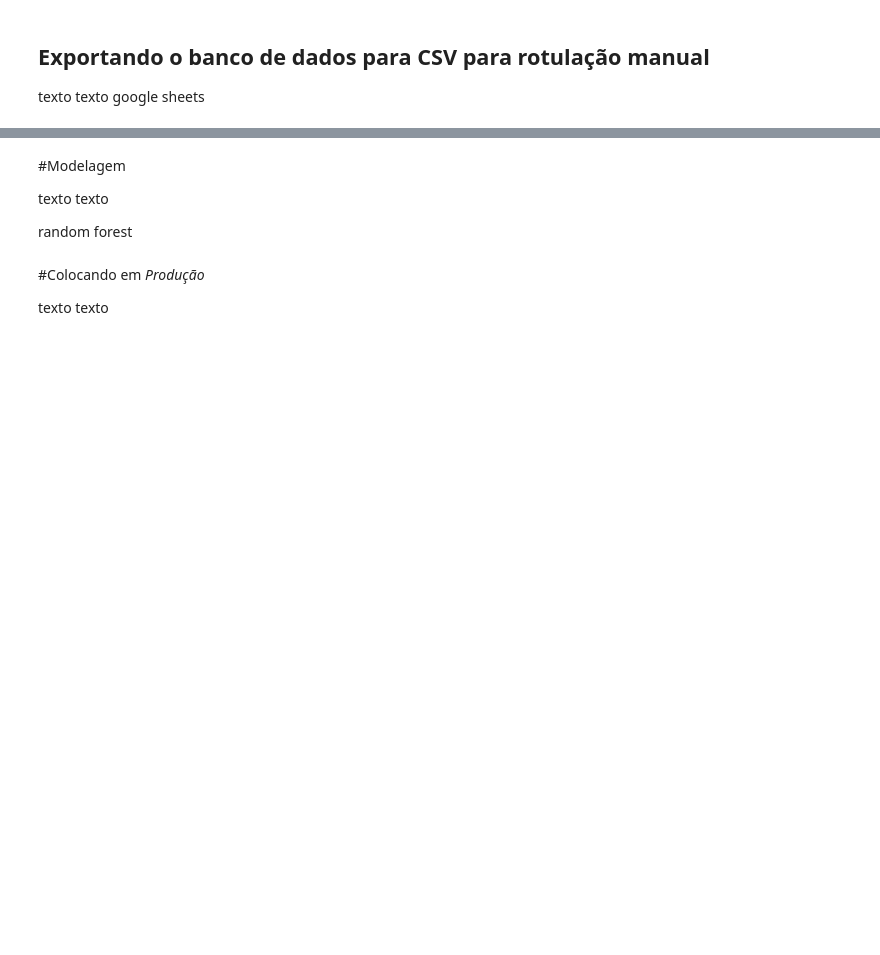
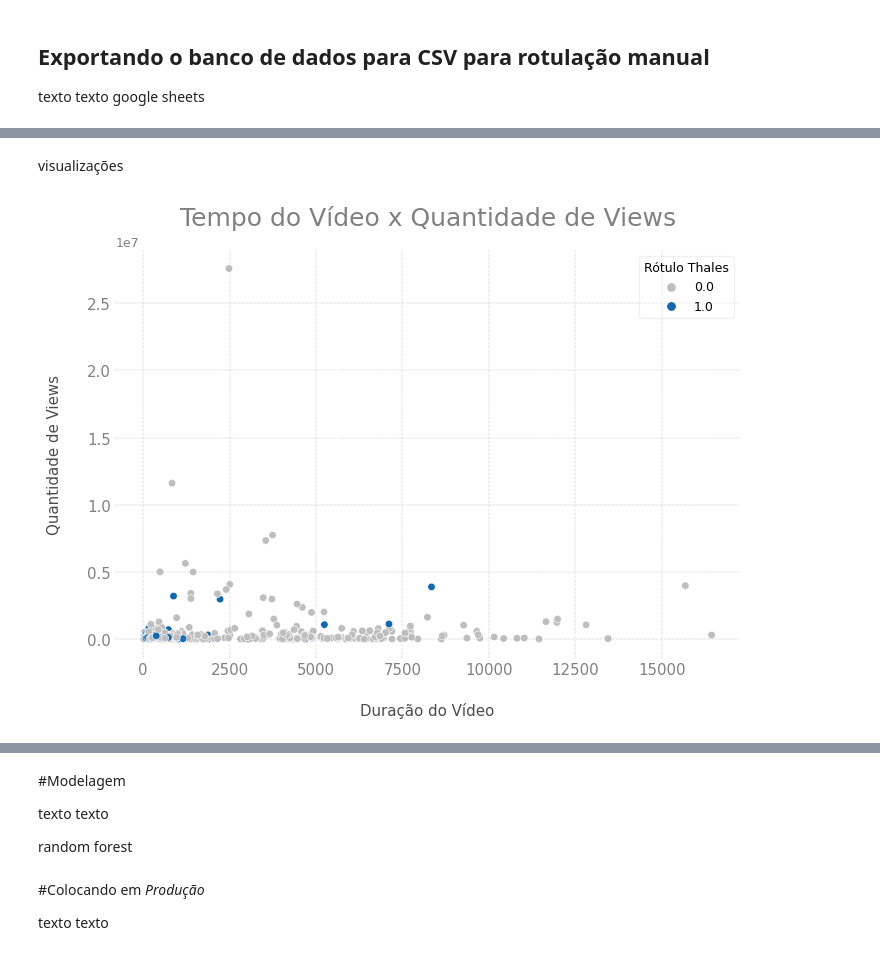
Before and after one commit to barigonta/recomendador_youtube, a Jupyter notebook: Recomendador_de_Vídeos_do_Youtube.ipynb, the cells around one changed output, grey strips where cells are left out. Drawn from its saved outputs; the diff is of its cells as text; code cells hidden in the pictures; blank space fills up the shorter version.

```diff
--- a/Recomendador_de_Vídeos_do_Youtube.ipynb
+++ b/Recomendador_de_Vídeos_do_Youtube.ipynb
@@ -297,0 +239,3 @@ texto texto google sheets
+# %%
+#importando dados rotulados
+df_com_rotulo = pd.read_excel('/content/videos_de_podcast_youtube_com_rotulos.xlsx',index_col='id')
@@ -297,0 +303,21 @@ texto texto google sheets
+# %% [markdown]
+visualizações
+# %%
+#criando o fig e o ax no matplotlib
+fig,ax = plt.subplots(figsize=(8,6),dpi=90)
+
+#criando o gráfico
+sns.scatterplot(x='duration',y='view_count',hue='rotulo_thales',
+                data=df_com_rotulo,ax=ax,palette=['#BEBEBE','#1167b1'])
+ax.set_frame_on(False)
+ax.tick_params(axis='both',colors='grey',length=0,labelsize=12)
+ax.set_xlabel('Duração do Vídeo',labelpad=20,fontdict={'fontsize':12},color='#4c4c4c')
+ax.set_ylabel('Quantidade de Views',labelpad=20,fontdict={'fontsize':12},color='#4c4c4c')
+ax.legend(loc='best',title='Rótulo Thales',framealpha=0.3)
+ax.set_title('Tempo do Vídeo x Quantidade de Views',loc='center',pad=20,fontdict={'fontsize':20},color='grey')
+ax.grid(linestyle='-.',lw=0.3,aa=True)
+
+#plotando os gráficos
+plt.tight_layout();
+# %% [output]
+[figure, added]
```
Also changed, not shown: parts of 39 cells of this notebook.
